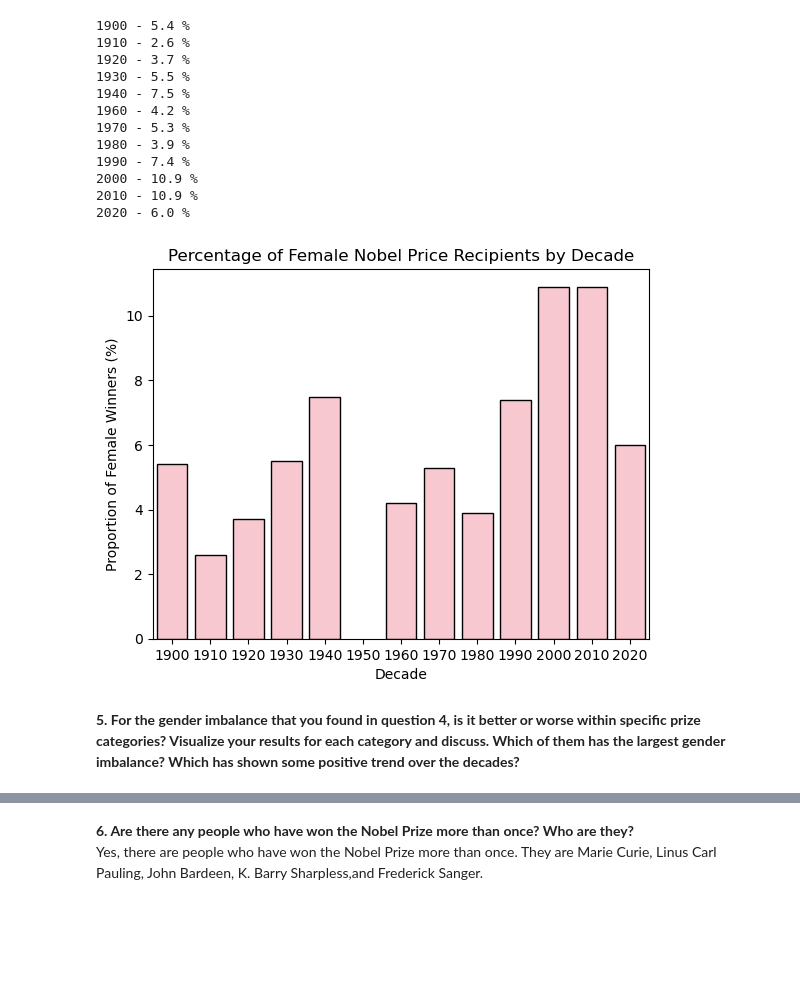
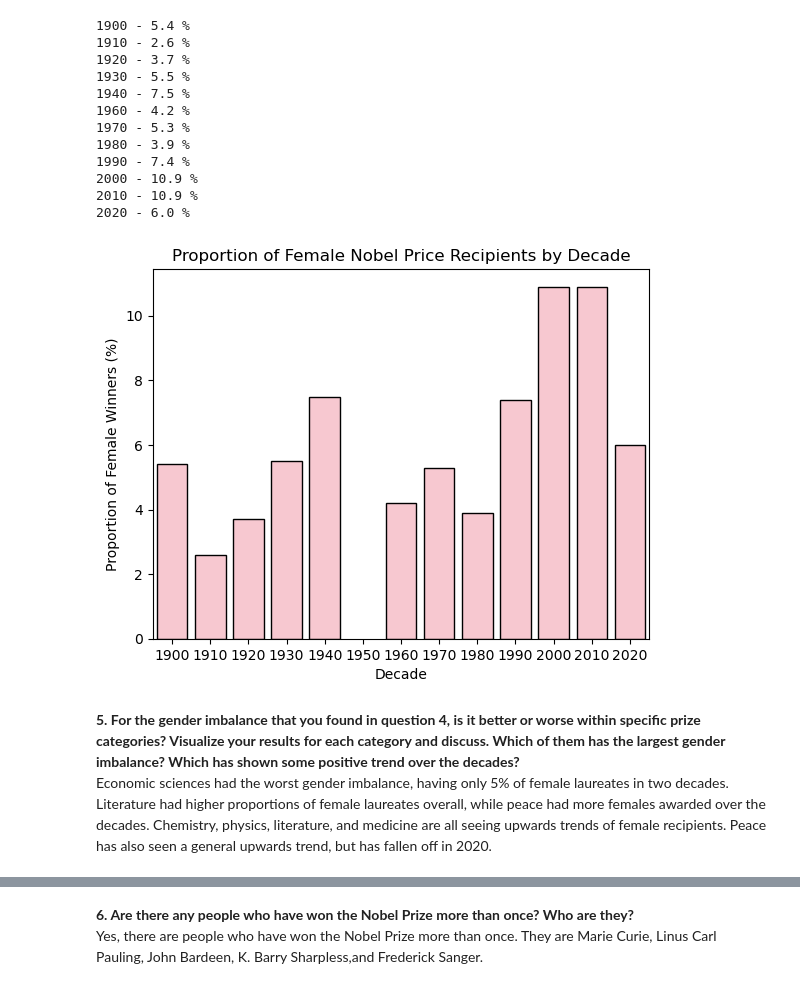
Before and after one commit to elaine-tao/COMM-337-Group-Project-1, a Jupyter notebook: Group Project 1.ipynb, the cells around one changed output, grey strips where cells are left out. Cells and saved outputs as stored; diff of their text form; code cells hidden in the pictures; blank space fills up the shorter version.

```diff
--- a/Group Project 1.ipynb
+++ b/Group Project 1.ipynb
@@ -120,13 +120,14 @@ for a in range(12):
 # %%
 fx = round((nobelfemale['prize'] / gendertotal['prize'])*100, 1)
 
 sns.barplot(x = nobelgender["decade"], y = fx, color = "pink", edgecolor = "black")
-plt.title("Percentage of Female Nobel Price Recipients by Decade")
+plt.title("Proportion of Female Nobel Price Recipients by Decade")
 plt.xlabel("Decade")
 plt.ylabel("Proportion of Female Winners (%)")
 plt.show()
 # %% [output]
-[figure, old version]
+[figure, new version]
 # %% [markdown]
-**5. For the gender imbalance that you found in question 4, is it better or worse within specific prize categories? Visualize your results for each category and discuss. Which of them has the largest gender imbalance? Which has shown some positive trend over the decades?**
+**5. For the gender imbalance that you found in question 4, is it better or worse within specific prize categories? Visualize your results for each category and discuss. Which of them has the largest gender imbalance? Which has shown some positive trend over the decades?** \
+Economic sciences had the worst gender imbalance, having only 5% of female laureates in two decades. Literature had higher proportions of female laureates overall, while peace had more females awarded over the decades. Chemistry, physics, literature, and medicine are all seeing upwards trends of female recipients. Peace has also seen a general upwards trend, but has fallen off in 2020.
 # %%
```
Also changed, not shown: parts of 7 cells of this notebook.
